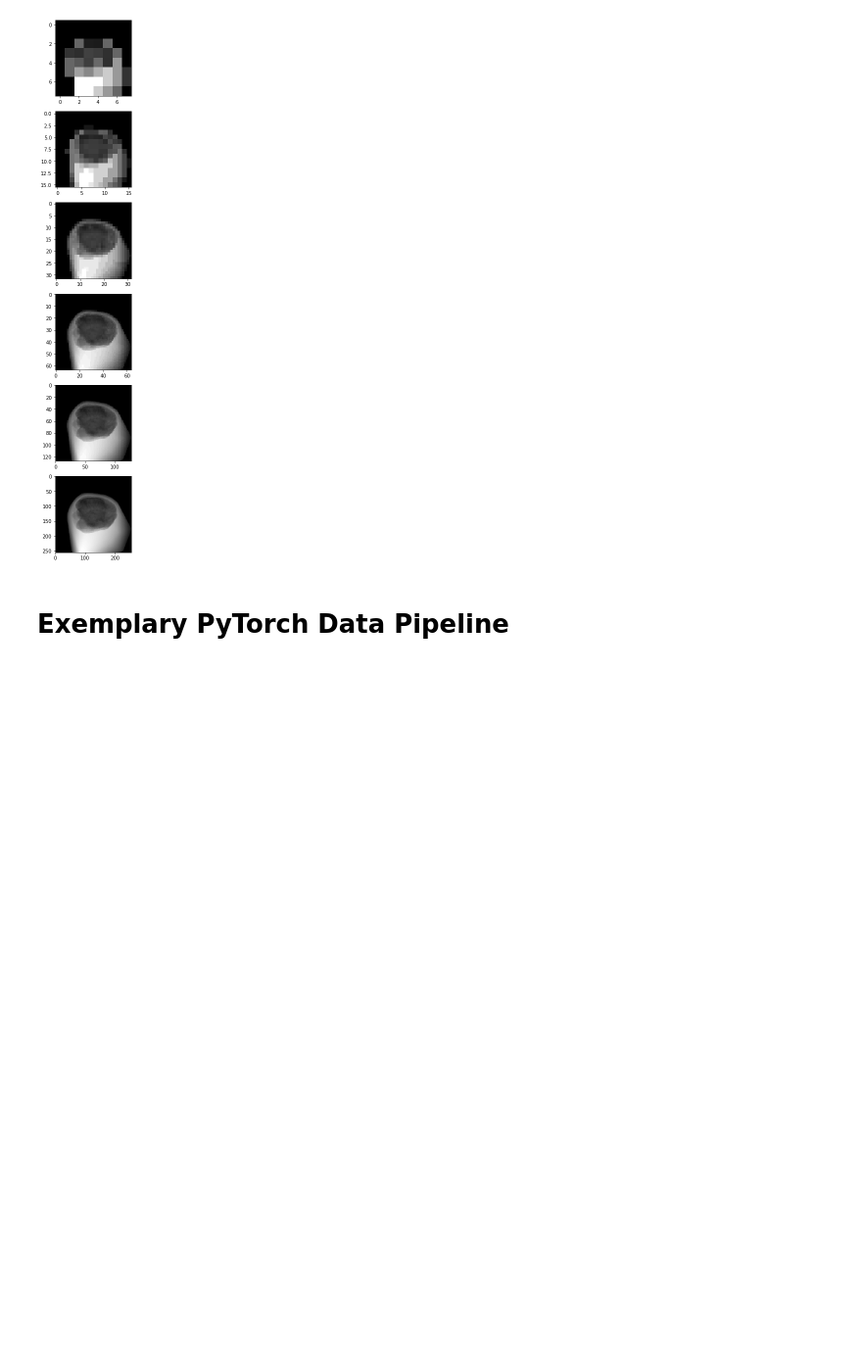
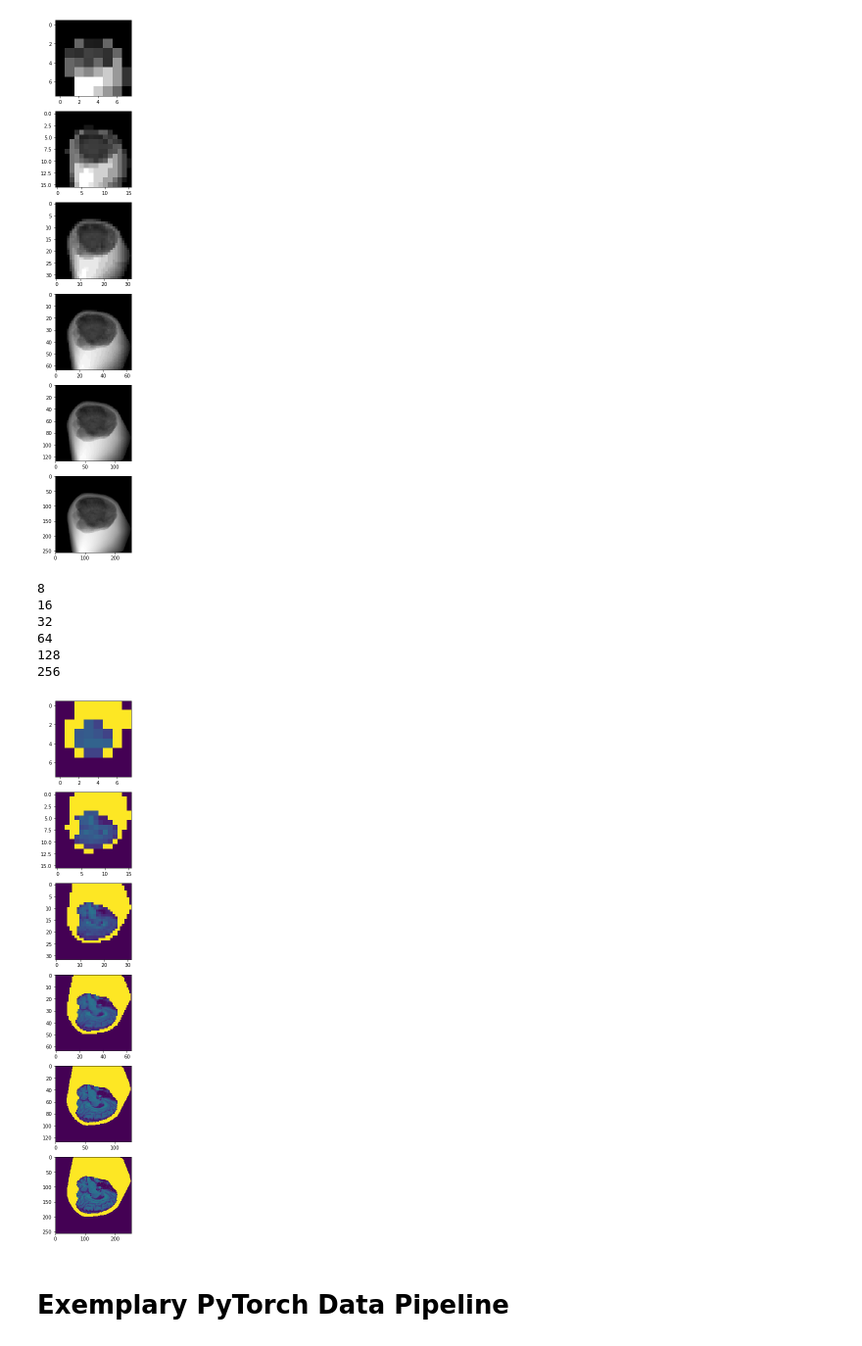
Before and after one commit to lab-midas/brainage, a Jupyter notebook: notebooks/experiments/OASIS-3.ipynb, the cells around one changed output. Shown at 98% size. Saved outputs shown, nothing was run; the diff lists cells and outputs as text; code cells hidden in the pictures; blank space fills up the shorter version.

```diff
--- a/notebooks/experiments/OASIS-3.ipynb
+++ b/notebooks/experiments/OASIS-3.ipynb
@@ -129,6 +129,30 @@ for i, resolution in enumerate(sorted(oasis_fnames.keys())):
         ax[i].imshow(np.flip(img.mean(axis=1) ,axis=0), cmap=plt.cm.gray)
 # %% [output]
 [figure]
+# %%
+example_ix = "OAS30001_MR_d0129_anat3"
+fig, ax = plt.subplots(nrows=len(oasis_fnames), ncols=1)
+for i, resolution in enumerate(sorted(oasis_fnames.keys())):
+    with h5py.File(oasis_fnames[resolution], "r") as f:
+
+        # Extract data
+        original = f["original"][example_ix][()]
+        convex_hull = f["convex_hull"][example_ix][()]
+        brain_mask = f["brain_mask"][example_ix][()]
+
+        # Insert brain into convex hull
+        img = np.where(brain_mask, original, convex_hull)
+        print(resolution)
+
+        ax[i].imshow(img[:,resolution//2,:])
+# %% [output]
+8
+16
+32
+64
+128
+256
+[figure, added]
 # %% [markdown]
 # Exemplary PyTorch Data Pipeline
 # %%
```
Also changed, not shown: parts of 2 cells of this notebook, 3 other files.
